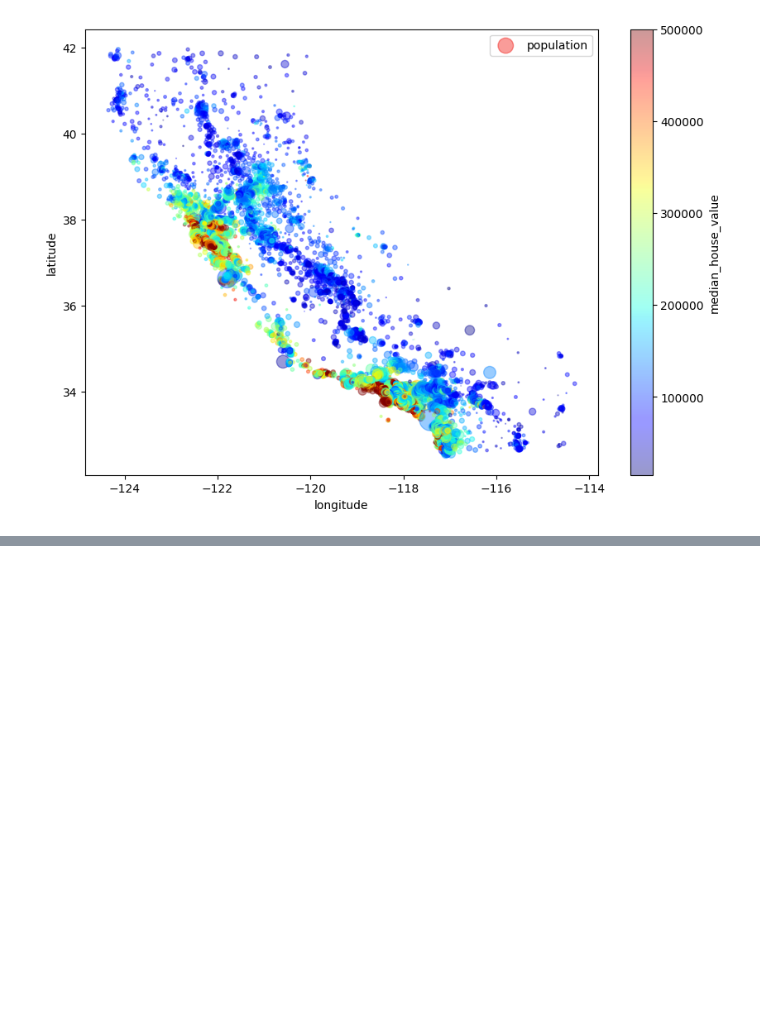
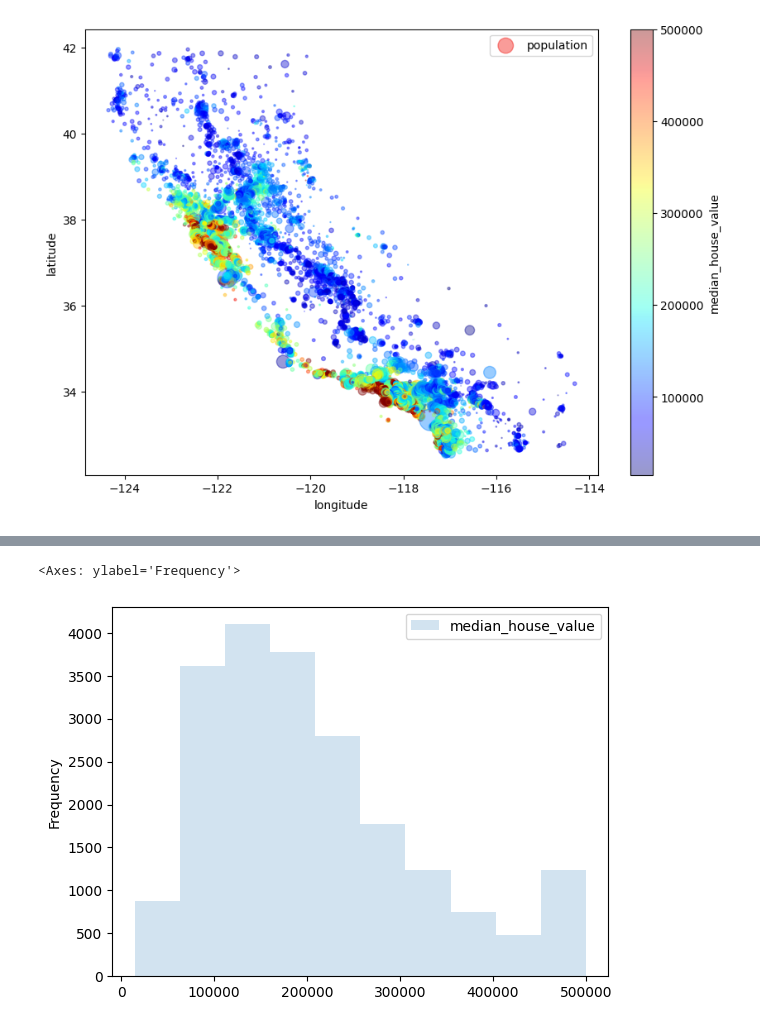
Before and after one commit to zeynabhabibitabar/zeynabhabibitabar, a Jupyter notebook: Untitled.ipynb, the cells around one changed output, grey strips where cells are left out. Drawn from its saved outputs; the diff is of its cells as text; code cells hidden in the pictures; blank space fills up the shorter version.

```diff
--- a/Untitled.ipynb
+++ b/Untitled.ipynb
@@ -411,0 +326,5 @@ plt.legend()
+# %%
+housing.plot(kind="hist", x="median_income", y="median_house_value",alpha=0.2)
+# %% [output]
+<Axes: ylabel='Frequency'>
+[figure, added]
```
Also changed, not shown: parts of 10 cells of this notebook.
